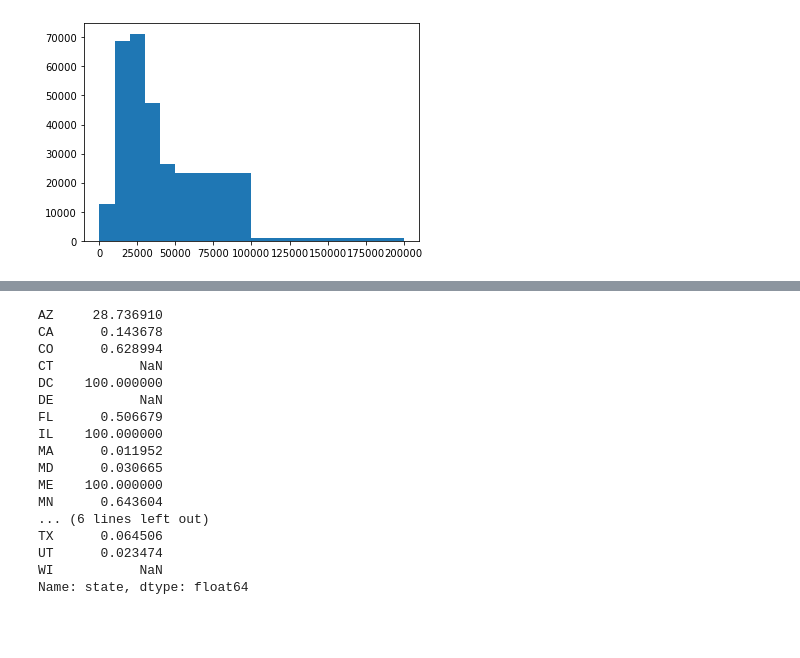
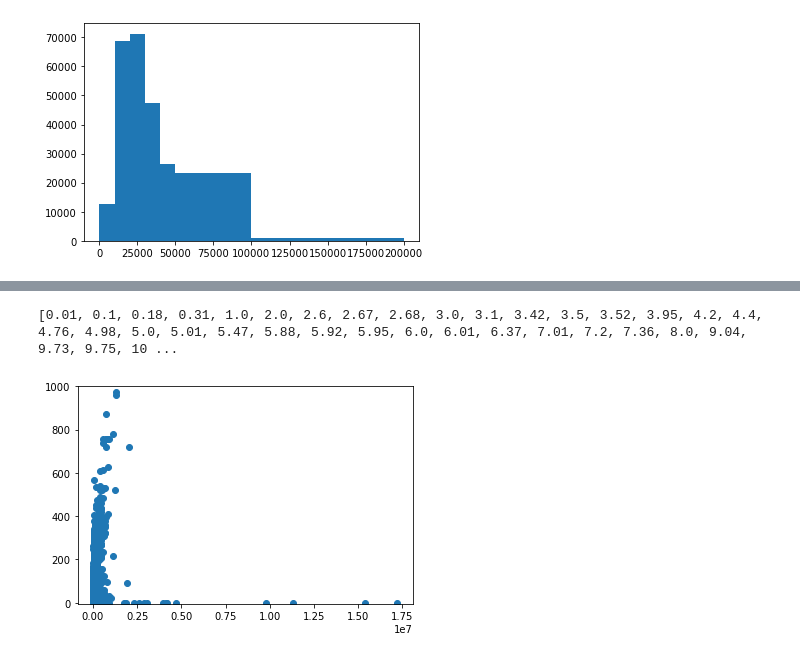
Before and after one commit to zjbrown0689/Solar-Panel-Capstone, a Jupyter notebook: notebooks/Data Wrangling Tablet.ipynb, the cells around one changed output, grey strips where cells are left out. Cells and saved outputs as stored; diff of their text form; code cells hidden in the pictures; blank space fills up the shorter version.

```diff
--- a/notebooks/Data Wrangling Tablet.ipynb
+++ b/notebooks/Data Wrangling Tablet.ipynb
@@ -210,26 +185,20 @@ Name: data_provider_1, dtype: int64
-# %%
-# There are definitely a few primary providers that are missing a lot of installation price information.
-# I want to see how this is divided by state next and identify if this is going to have a major impact on the number of results
-# we have from any specific states
-print(neg_price['state'].value_counts()/newest_res_data['state'].value_counts() * 100)
-# %% [output]
-AZ     28.736910
-CA      0.143678
-CO      0.628994
-CT           NaN
-DC    100.000000
-DE           NaN
-FL      0.506679
-IL    100.000000
-MA      0.011952
-MD      0.030665
-ME    100.000000
-MN      0.643604
-... (6 lines left out)
-TX      0.064506
-UT      0.023474
-WI           NaN
-Name: state, dtype: float64
+# %%
+# That minimum still looks erroneous, and though the max values are very high we can't rule out that maybe some wealthy
+# people had large panels installed, so we'll leave those. I'll dig into those low values and see if there is any clear
+# indication of what's erroneous.
+print(sorted(newest_res_data['total_installed_price'].unique()))
+# %% [output]
+[0.01, 0.1, 0.18, 0.31, 1.0, 2.0, 2.6, 2.67, 2.68, 3.0, 3.1, 3.42, 3.5, 3.52, 3.95, 4.2, 4.4, 4.76, 4.98, 5.0, 5.01, 5.47, 5.88, 5.92, 5.95, 6.0, 6.01, 6.37, 7.01, 7.2, 7.36, 8.0, 9.04, 9.73, 9.75, 10 ...
+# %%
+# As shown above there's a very continuous range of prices, so I can't clearly say that below X price everything else is
+# erroneous or a sign of omission. Instead, I'm going to take a look at the ratio of 'total_installed_price' against
+# 'module_quantity_1' which would be expected to be directly correlated. Any values falling far outside of the scatter could
+# possibly be an outlier.
+plt.scatter(newest_res_data['total_installed_price'],newest_res_data['module_quantity_1'])
+plt.ylim([-5,1000])
+plt.show()
+# %% [output]
+[figure, added]
 # %%
 # I can go ahead and create the final price column that will be my metric for the model
 newest_res_data['final_price'] = newest_res_data['total_installed_price'] - newest_res_data['rebate_or_grant']
```
Also changed, not shown: parts of 12 cells of this notebook.
